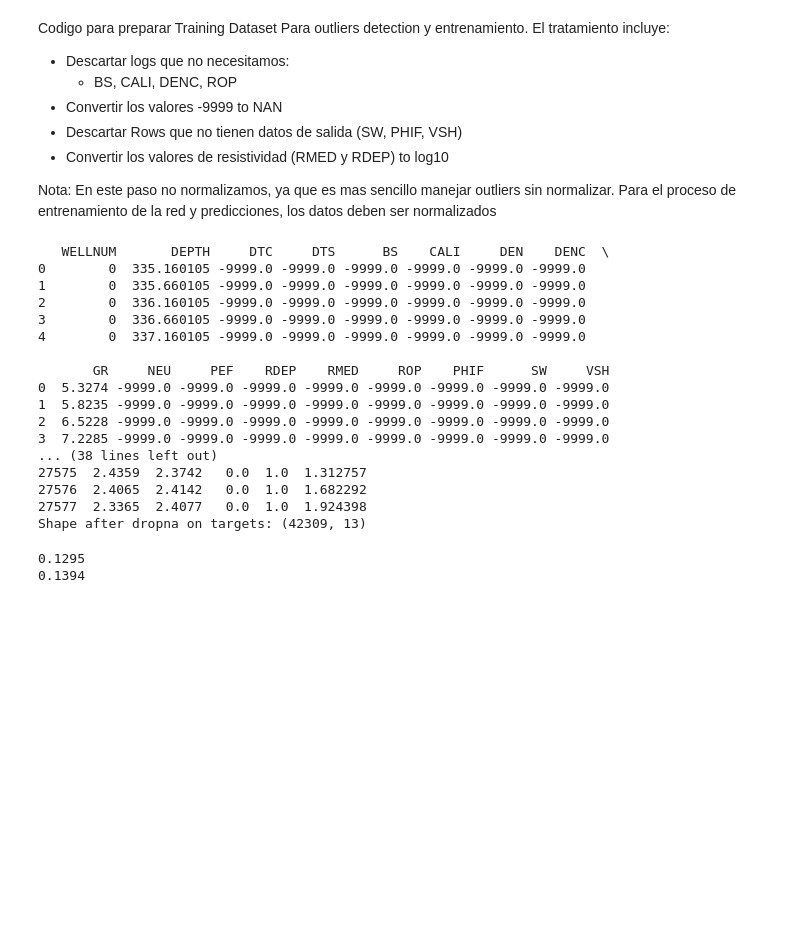
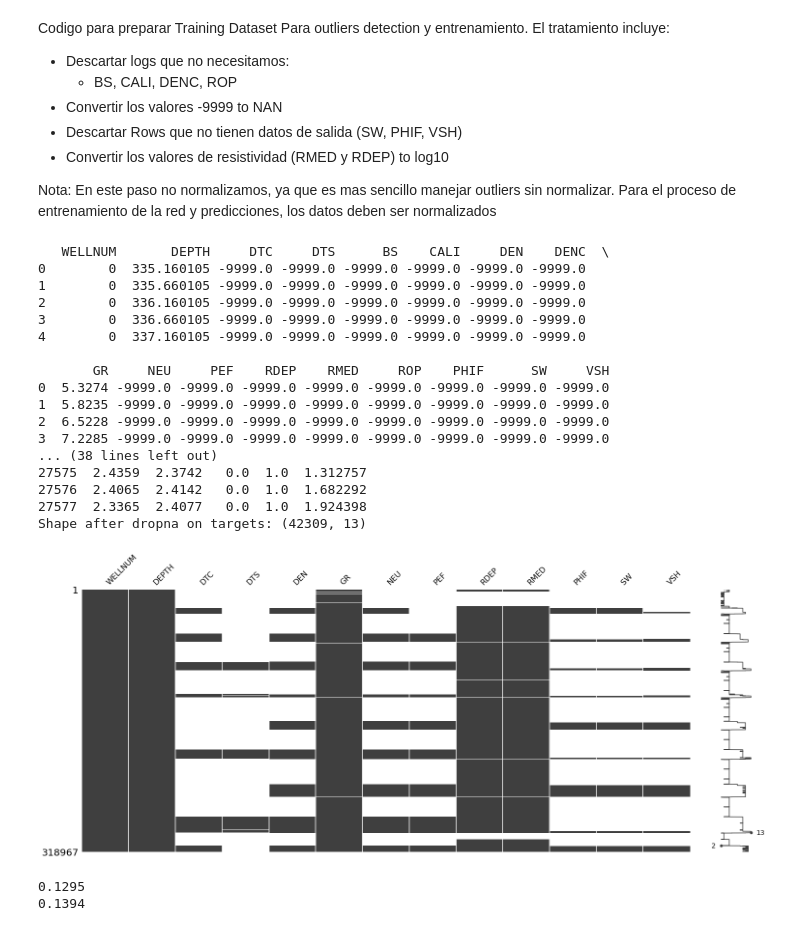
Before and after one commit to GabrielaReyna/SPWLA_2021_Geolatinas, a Jupyter notebook: dataset/dataset_preparation.ipynb, the cells around one changed output. Cells and saved outputs as stored; diff of their text form; code cells hidden in the pictures; blank space fills up the shorter version.

```diff
--- a/dataset/dataset_preparation.ipynb
+++ b/dataset/dataset_preparation.ipynb
@@ -22,6 +24,7 @@ import os
 #Load dataset file
 train_path = r"/Users/astromeria/Documents/SPWLA_competition/data/train.csv"
 train_data = pd.read_csv(train_path)
+
 logs_discarded = ["BS", "CALI", "DENC", "ROP"]
 targets = ['PHIF', 'VSH', 'SW']
 print(train_data.head())
@@ -31,33 +34,35 @@ print(train_data.head())
 
 #convert -9999 values to NaN
 train_data = train_data.mask(train_data == -9999.0, np.nan)
+msno.matrix(train_data)
 print(train_data.head())
 
 
 
 #drop roww if nan in the target columns
 print("shape before dropna on targets:", train_data.shape)
 train_data = train_data.dropna(subset=targets)
 print(train_data.head())
 print("Shape after dropna on targets:", train_data.shape)
 # %% [output]
    WELLNUM       DEPTH     DTC     DTS      BS    CALI     DEN    DENC  \
 0        0  335.160105 -9999.0 -9999.0 -9999.0 -9999.0 -9999.0 -9999.0
 1        0  335.660105 -9999.0 -9999.0 -9999.0 -9999.0 -9999.0 -9999.0
 2        0  336.160105 -9999.0 -9999.0 -9999.0 -9999.0 -9999.0 -9999.0
 3        0  336.660105 -9999.0 -9999.0 -9999.0 -9999.0 -9999.0 -9999.0
 4        0  337.160105 -9999.0 -9999.0 -9999.0 -9999.0 -9999.0 -9999.0
 
        GR     NEU     PEF    RDEP    RMED     ROP    PHIF      SW     VSH
 0  5.3274 -9999.0 -9999.0 -9999.0 -9999.0 -9999.0 -9999.0 -9999.0 -9999.0
 1  5.8235 -9999.0 -9999.0 -9999.0 -9999.0 -9999.0 -9999.0 -9999.0 -9999.0
 2  6.5228 -9999.0 -9999.0 -9999.0 -9999.0 -9999.0 -9999.0 -9999.0 -9999.0
 3  7.2285 -9999.0 -9999.0 -9999.0 -9999.0 -9999.0 -9999.0 -9999.0 -9999.0
 ... (38 lines left out)
 27575  2.4359  2.3742   0.0  1.0  1.312757
 27576  2.4065  2.4142   0.0  1.0  1.682292
 27577  2.3365  2.4077   0.0  1.0  1.924398
 Shape after dropna on targets: (42309, 13)
+[figure, added]
 # %%
 
 
```
Also changed, not shown: parts of 1 cell of this notebook, 43 other files.
